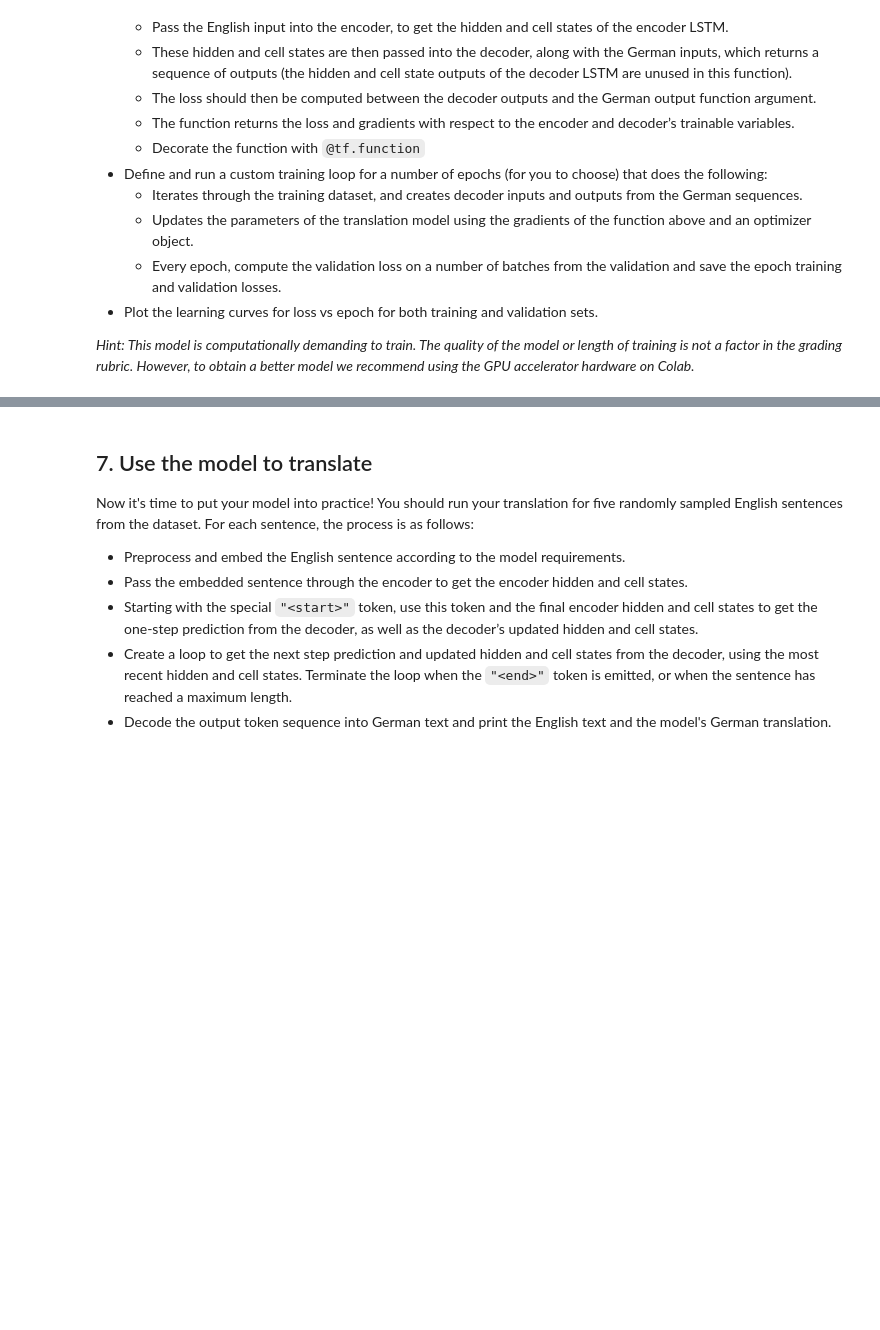
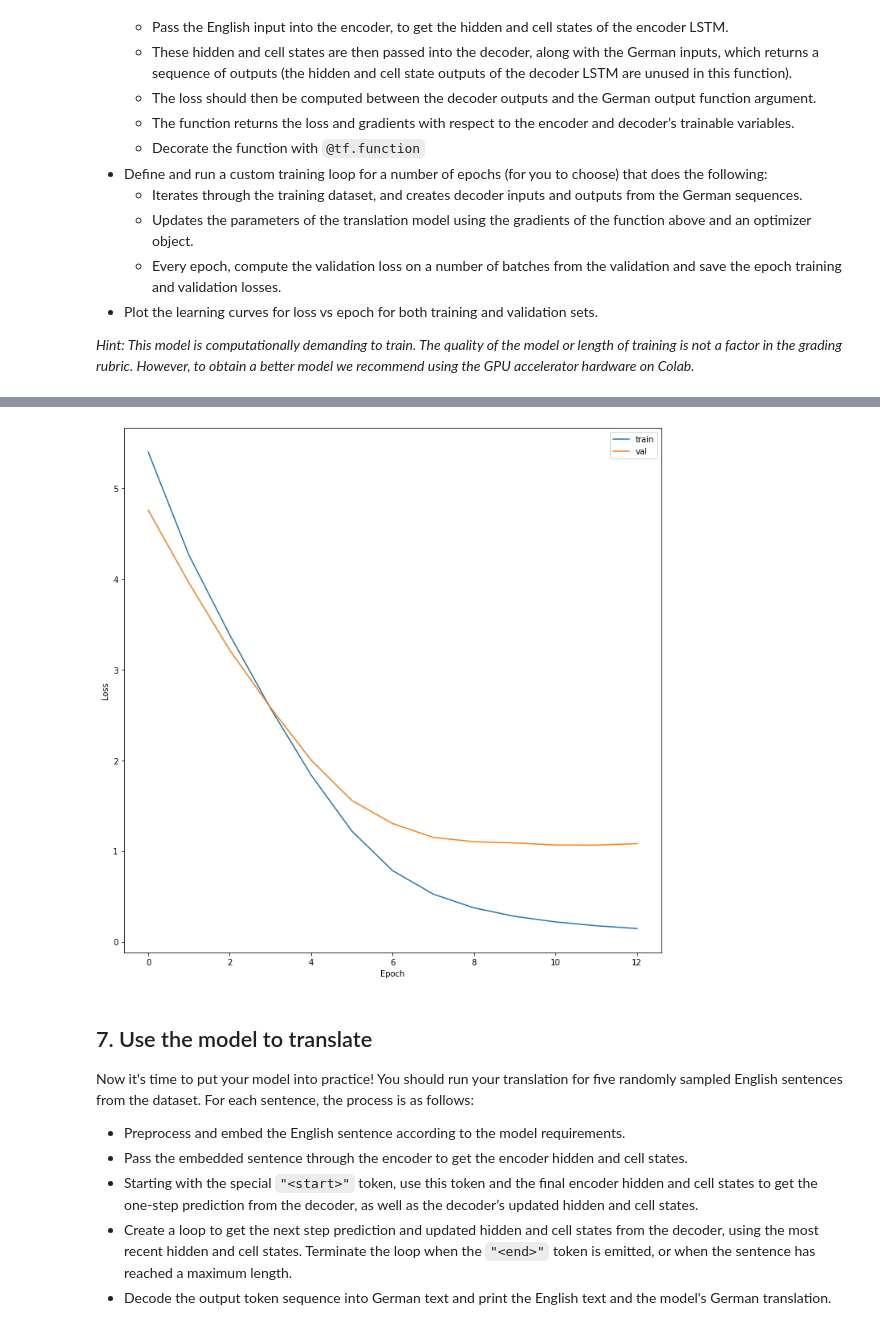
Before and after one commit to PhiDung-hub/Customize_with_TF2, a Jupyter notebook: Capstone_Project(Translator).ipynb, the cells around one changed output, grey strips where cells are left out. Drawn from its saved outputs; the diff is of its cells as text; code cells hidden in the pictures; blank space fills up the shorter version.

```diff
--- a/Capstone_Project(Translator).ipynb
+++ b/Capstone_Project(Translator).ipynb
@@ -470,8 +472,8 @@ class RNMT(Model):
     self.decoder = decoder
 
   def call(self, encoder_inputs, decoder_inputs):
-    encoder_hs, encoder_cs = encoder(encoder_inputs)
-    output, _, _ = decoder(decoder_inputs, encoder_hs, encoder_cs)
+    encoder_hs, encoder_cs = self.encoder(encoder_inputs)
+    output, _, _ = self.decoder(decoder_inputs, encoder_hs, encoder_cs)
     return output
 # %%
 # Rebuild encoder, decoder and build complete RNMT model
@@ -498,14 +500,14 @@ def forward_backward(model, english_input, german_input, german_output):
     return losses, tape.gradient(losses, model.trainable_variables)
 # %%
 # The Training Loop
-TRAIN_SAMPLES = 50000*.8
-VALID_SAMPLES = 50000*.2
+TRAIN_SAMPLES = int(NUM_EXAMPLES*.8)
+VALID_SAMPLES = NUM_EXAMPLES - TRAIN_SAMPLES
 
-def training(model, train_ds, val_ds, num_epochs, optimizer, loss, training_samples=TRAIN_SAMPLES, batch_size=16):
+def training(model, train_ds, val_ds, num_epochs, optimizer, loss, training_samples=TRAIN_SAMPLES, batch_size=16, max_epoch_no_loss=2):
   history = {}
   history['train_loss'] = []
   history['val_loss'] = []
-
+  previous_loss = [10**9 for i in range(max_epoch_no_loss)]
   for epoch in range(num_epochs):
     # Training progress bar.
     print("\nEpochs: {}/{}".format(epoch+1, num_epochs))
@@ -525,10 +527,10 @@ def training(model, train_ds, val_ds, num_epochs, optimizer, loss, training_samp
       train_progress_bar.update(batch_id*batch_size, values=values)
 
     # use only a small portion for validation, since we dont need to go through the whole validation data every epoch.
-    for batch_id, (x_val, y_val) in enumerate(val_ds.shuffle(500).take(100)):
+    for batch_id, (x_val, y_val) in enumerate(val_ds.shuffle(250).take(100)):
       y_val_in, y_val_out = decoder_inputs_outputs(y_val)
       predictions = model(x_val, y_val_in)
-      loss_val = loss(y_out, predictions)
+      loss_val = loss(y_val_out, predictions)
       epoch_val_loss(loss_val)
 
     # get the loss
@@ -536,15 +538,21 @@ def training(model, train_ds, val_ds, num_epochs, optimizer, loss, training_samp
     val_loss = epoch_val_loss.result()
     history['train_loss'].append(train_loss)
     history['val_loss'].append(val_loss)
+    previous_loss.append(val_loss)
     # End message for this epoch
     train_progress_bar.update(training_samples, values=values, finalize=True)
     print("End of epoch:{:03d}\t Train loss:{:.3f}\t Valid loss: {:.3f}".format(epoch+1, train_loss, val_loss))
 
+    # For stop early call backs
+    if val_loss > min(previous_loss[-max_epoch_no_loss:]):
+      print("No decrease in validation loss for the last {}, Abort".format(max_epoch_no_loss))
+      break
+
   return history
 # %%
-optimizer = tf.keras.optimizers.Adam(.003)
+optimizer = tf.keras.optimizers.Adam(1e-3)
 loss = tf.keras.losses.SparseCategoricalCrossentropy(from_logits=True)
 EPOCH = 20
 
-history = training(rnmt, train_data, validation_data, EPOCH, optimizer, loss)
+history = training(rnmt, train_data, validation_data, EPOCH, optimizer, loss, max_epoch_no_loss=3)
 # %% [output]
@@ -552,15 +576,17 @@ NameError: ignored
 # %%
 # plot the learning curve
 def plot(history):
-  plt.figure(figsize=(15, 20))
+  plt.figure(figsize=(12, 12))
   plt.plot(history['train_loss'], label='train')
   plt.plot(history['val_loss'], label='val')
   plt.xlabel('Epoch')
   plt.ylabel('Loss')
   plt.legend()
   plt.show()
 
 plot(history)
+# %% [output]
+[figure, added]
 # %% [markdown]
 ## 7. Use the model to translate
 Now it's time to put your model into practice! You should run your translation for five randomly sampled English sentences from the dataset. For each sentence, the process is as follows:
```
Also changed, not shown: parts of 17 cells of this notebook.
